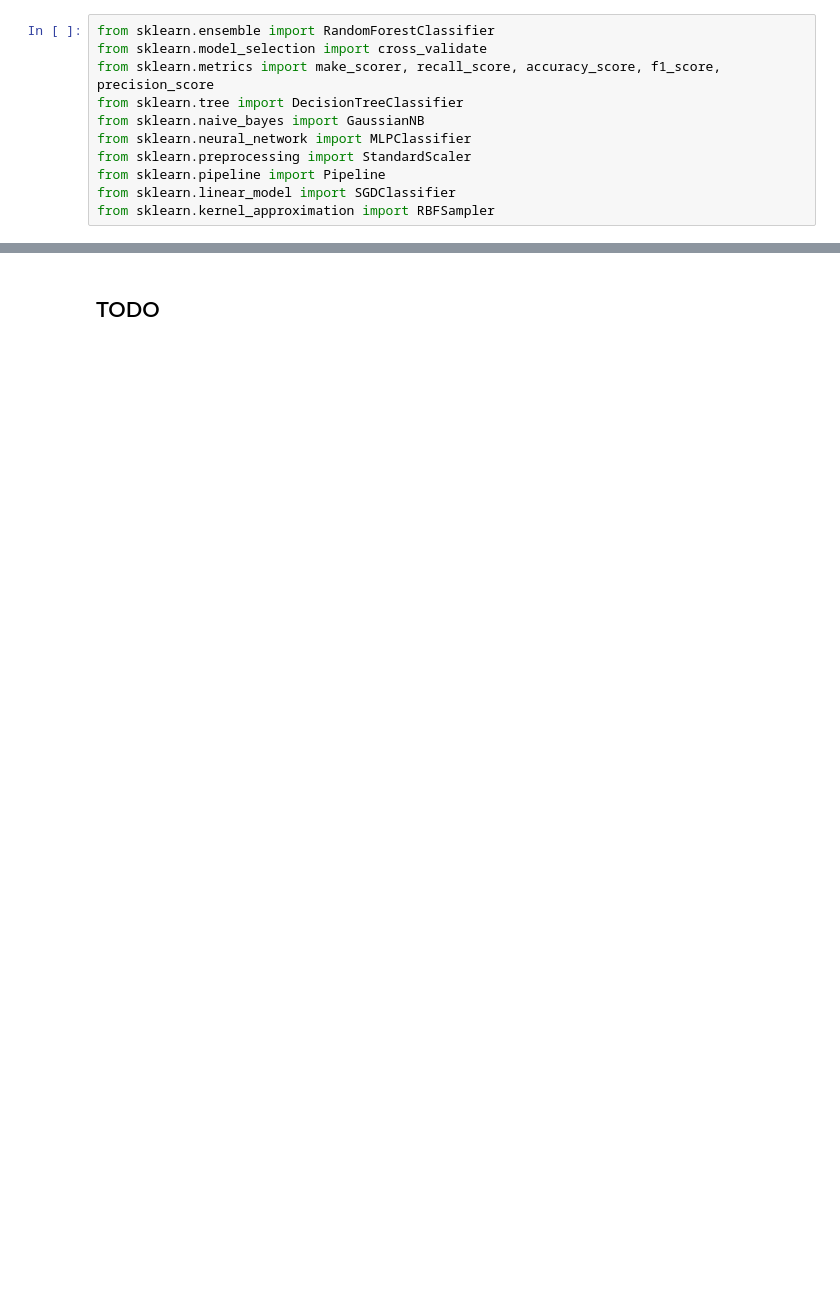
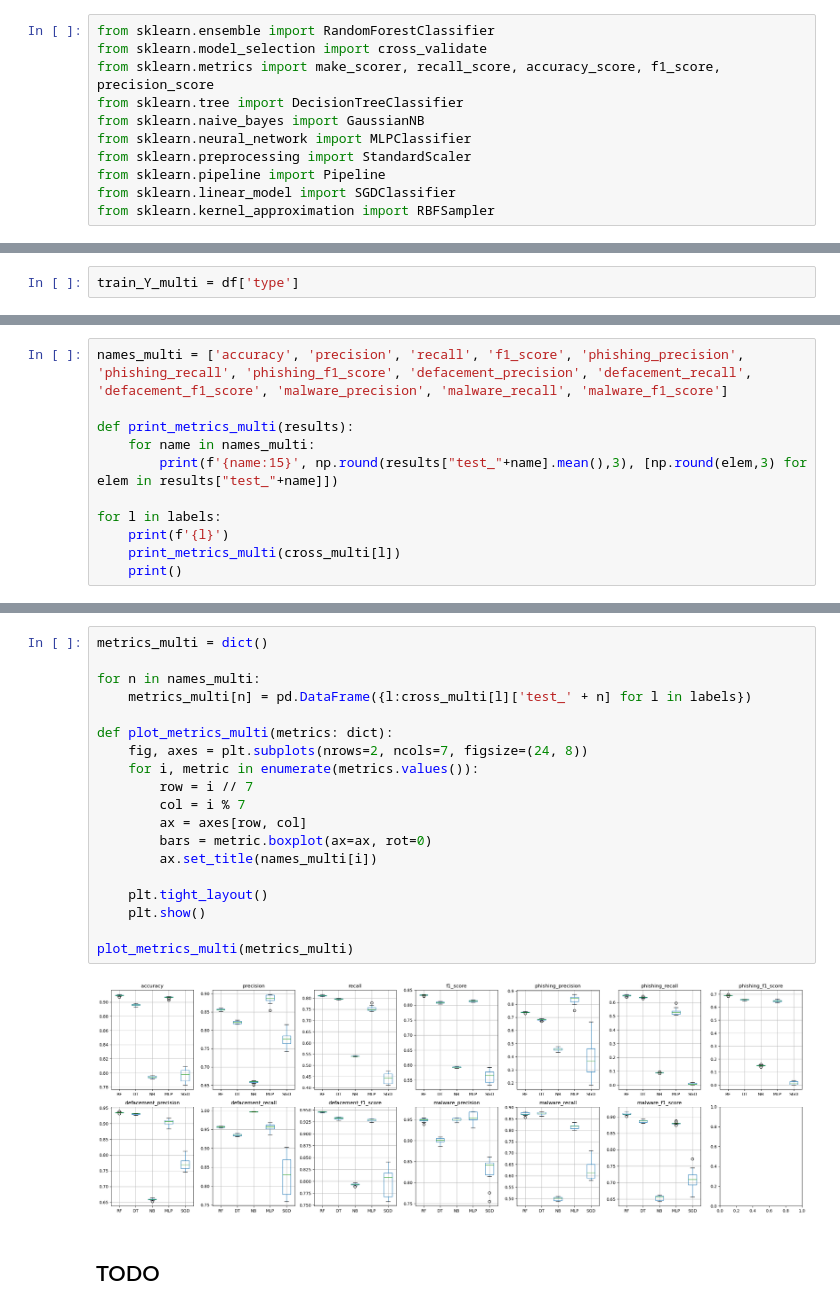
Before and after one commit to Metalcape/url-classifier, a Jupyter notebook: url-classifier.ipynb, the cells around one changed output, grey strips where cells are left out. Drawn from its saved outputs; the diff is of its cells as text; blank space fills up the shorter version.

Commit message:
cross validation multilabel

```diff
--- a/url-classifier.ipynb
+++ b/url-classifier.ipynb
@@ -848,0 +670,2 @@ wilcoxon_test['f_score']
+# %%
+train_Y_multi = df['type']
@@ -848,0 +702,11 @@ wilcoxon_test['f_score']
+# %%
+names_multi = ['accuracy', 'precision', 'recall', 'f1_score', 'phishing_precision', 'phishing_recall', 'phishing_f1_score', 'defacement_precision', 'defacement_recall', 'defacement_f1_score', 'malware_precision', 'malware_recall', 'malware_f1_score']
+
+def print_metrics_multi(results):
+    for name in names_multi:
+        print(f'{name:15}', np.round(results["test_"+name].mean(),3), [np.round(elem,3) for elem in results["test_"+name]])
+
+for l in labels:
+    print(f'{l}')
+    print_metrics_multi(cross_multi[l])
+    print()
@@ -849,2 +731,23 @@ wilcoxon_test['f_score']
+# %%
+metrics_multi = dict()
+
+for n in names_multi:
+    metrics_multi[n] = pd.DataFrame({l:cross_multi[l]['test_' + n] for l in labels})
+
+def plot_metrics_multi(metrics: dict):
+    fig, axes = plt.subplots(nrows=2, ncols=7, figsize=(24, 8))
+    for i, metric in enumerate(metrics.values()):
+        row = i // 7
+        col = i % 7
+        ax = axes[row, col]
+        bars = metric.boxplot(ax=ax, rot=0)
+        ax.set_title(names_multi[i])
+
+    plt.tight_layout()
+    plt.show()
+
+plot_metrics_multi(metrics_multi)
+# %% [output]
+[figure, added]
 # %% [markdown]
 ## TODO
```
Also changed, not shown: parts of 51 cells of this notebook.
